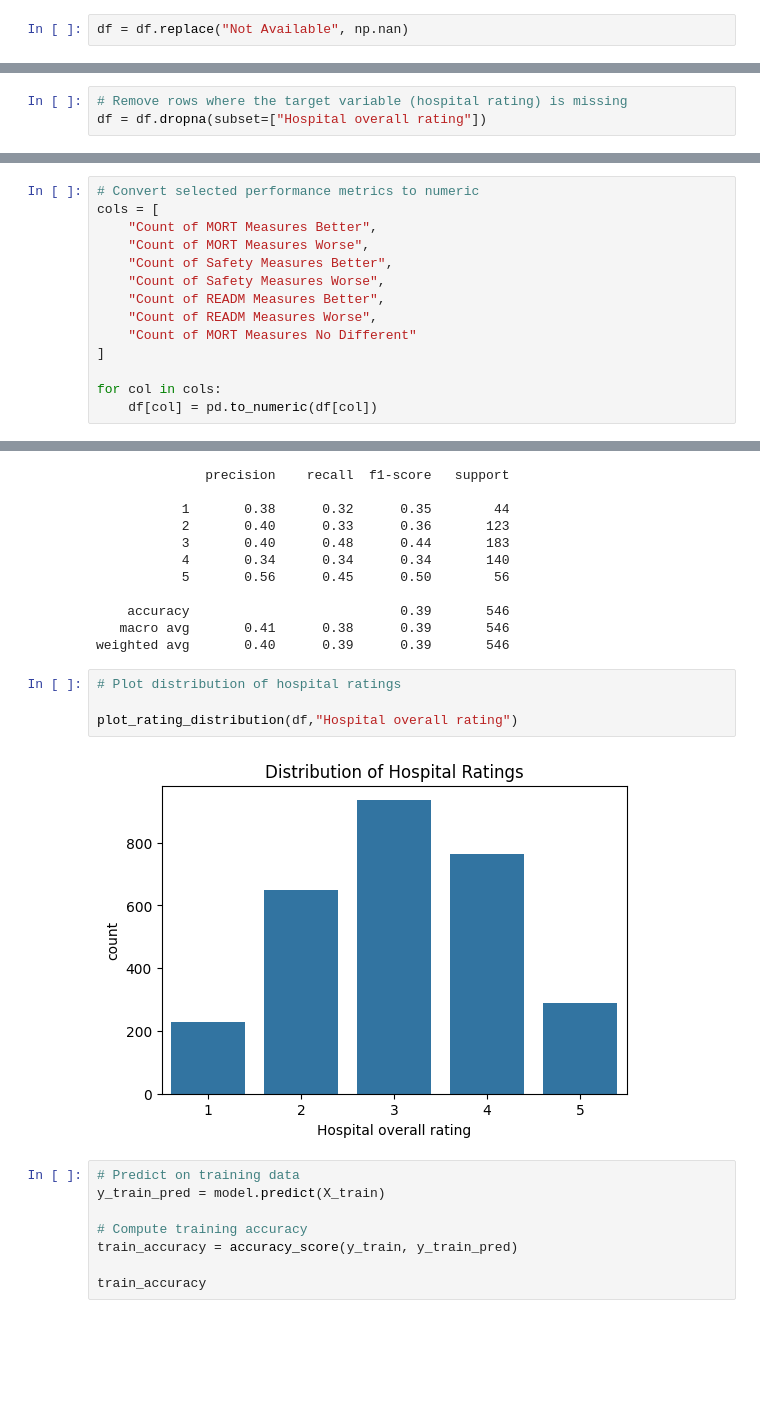
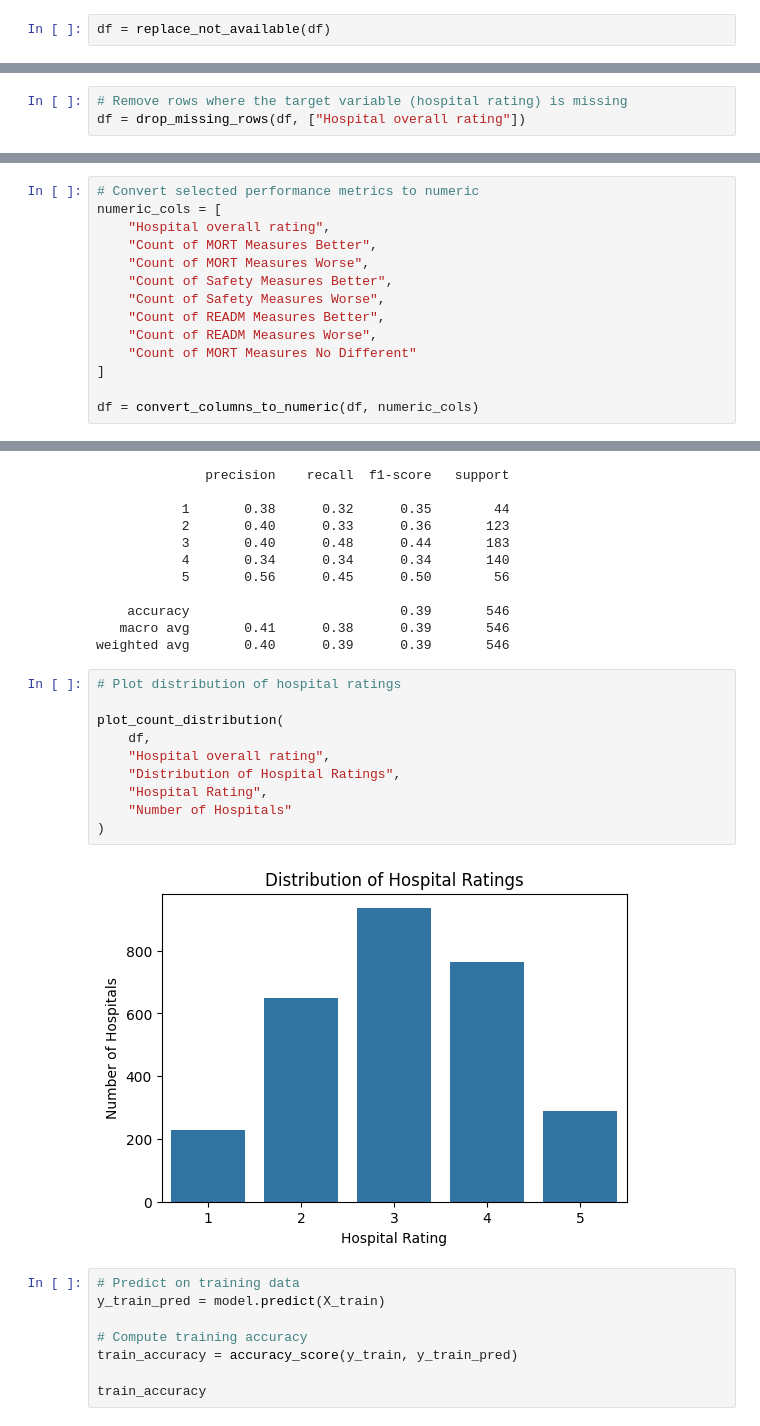
Before and after one commit to gharnaldo/ndudsproj1, a Jupyter notebook: hospital_analysis.ipynb, the cells around one changed output, grey strips where cells are left out. Drawn from its saved outputs; the diff is of its cells as text; blank space fills up the shorter version.

```diff
--- a/hospital_analysis.ipynb
+++ b/hospital_analysis.ipynb
@@ -131,5 +264,5 @@ plot_rating_distribution(df,"Hospital overall rating")
 # %%
-df = df.replace("Not Available", np.nan)
+df = replace_not_available(df)
 # %%
 df.isna().sum().sort_values(ascending=False)
 # %% [output]
@@ -152,7 +285,7 @@ Facility ID                                            0
 dtype: int64
 # %%
 # Remove rows where the target variable (hospital rating) is missing
-df = df.dropna(subset=["Hospital overall rating"])
+df = drop_missing_rows(df, ["Hospital overall rating"])
 # %%
 # Check dataset dimensions after removing missing ratings
 df.shape
@@ -183,7 +322,8 @@ Most hospitals have a rating of 3 or 4. Lower ratings (1) and higher ratings (5)
 df["Hospital overall rating"] = pd.to_numeric(df["Hospital overall rating"])
 # %%
 # Convert selected performance metrics to numeric
-cols = [
+numeric_cols = [
+    "Hospital overall rating",
     "Count of MORT Measures Better",
     "Count of MORT Measures Worse",
     "Count of Safety Measures Better",
@@ -193,8 +333,7 @@ cols = [
     "Count of MORT Measures No Different"
 ]
 
-for col in cols:
-    df[col] = pd.to_numeric(df[col])
+df = convert_columns_to_numeric(df, numeric_cols)
 # %%
 df.info()
 # %% [output]
@@ -402,9 +535,15 @@ weighted avg       0.40      0.39      0.39       546
 # %%
 # Plot distribution of hospital ratings
 
-plot_rating_distribution(df,"Hospital overall rating")
+plot_count_distribution(
+    df,
+    "Hospital overall rating",
+    "Distribution of Hospital Ratings",
+    "Hospital Rating",
+    "Number of Hospitals"
+)
 # %% [output]
-[figure, old version]
+[figure, new version]
 # %%
 # Predict on training data
 y_train_pred = model.predict(X_train)
```
Also changed, not shown: parts of 9 cells of this notebook.
